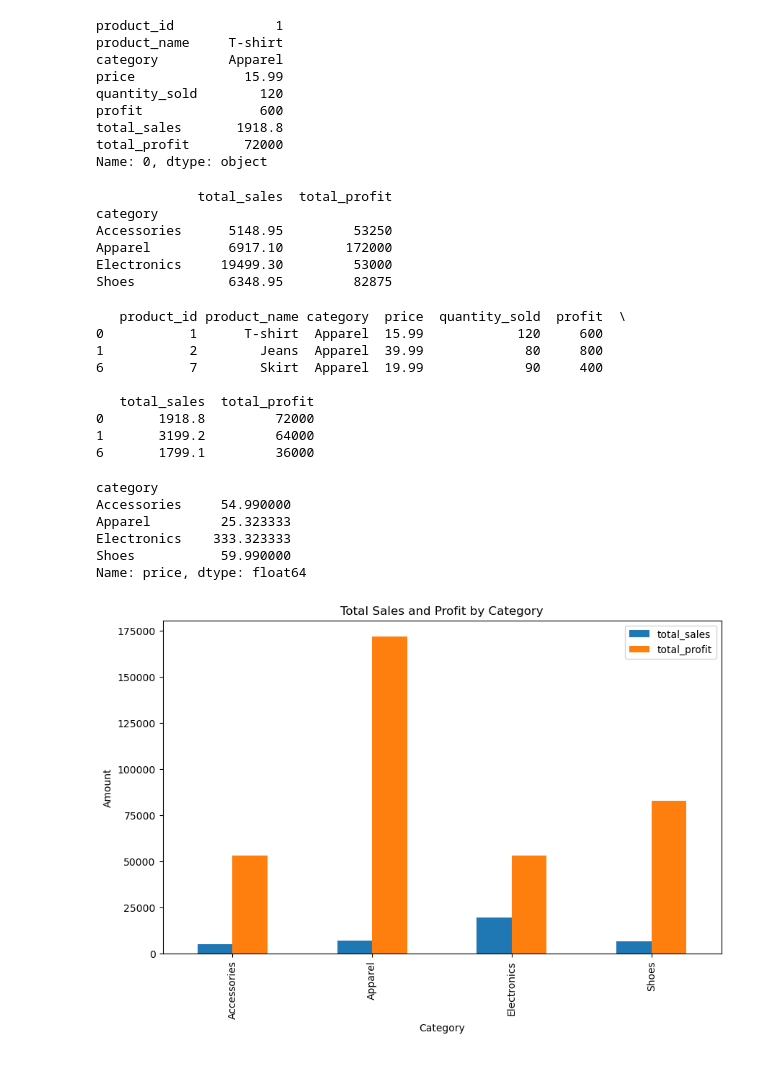
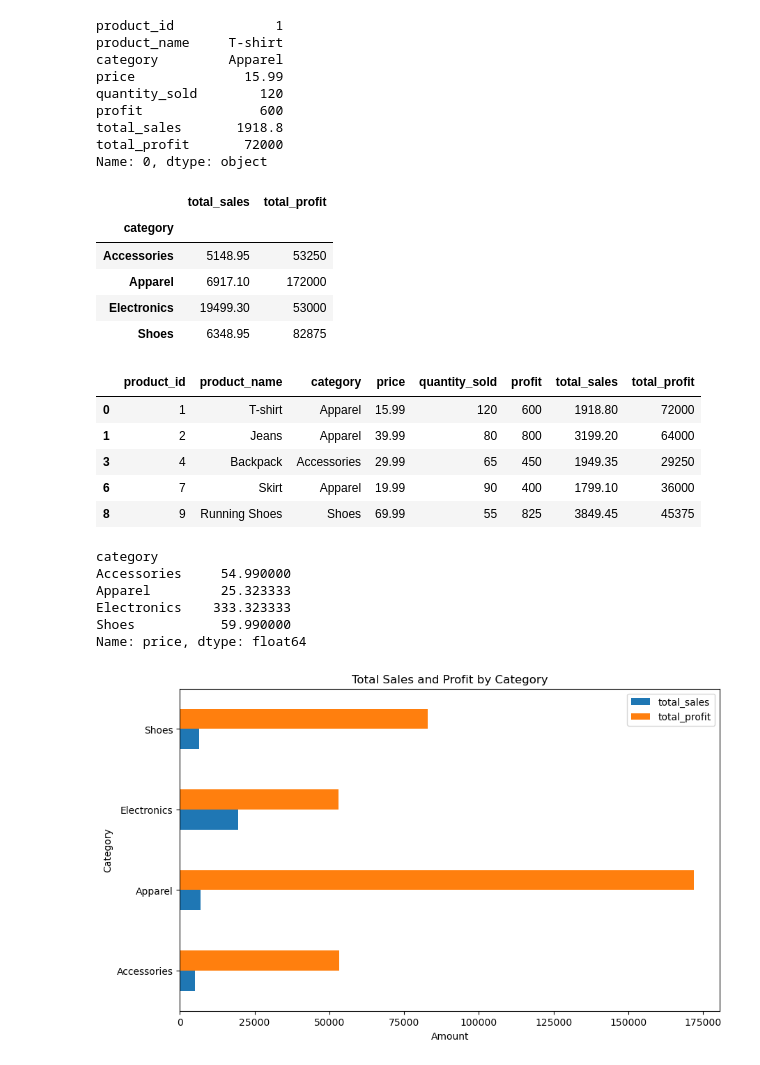
Before and after one commit to kelvinokumu/basics_of_data, a Jupyter notebook: sales/sales_data.ipynb, the cells around one changed output. Saved outputs shown, nothing was run; the diff lists cells and outputs as text; code cells hidden in the pictures.

Commit message:
added plots

```diff
--- a/sales/sales_data.ipynb
+++ b/sales/sales_data.ipynb
@@ -54,28 +67,25 @@ Name: 0, dtype: object
 # %%
 # Group data by category and calculate total sales and profit for each category
 category_grouped = data.groupby('category').agg({'total_sales': 'sum', 'total_profit': 'sum'})
-print(category_grouped)
+category_grouped
 # %% [output]
-             total_sales  total_profit
-category
-Accessories      5148.95         53250
-Apparel          6917.10        172000
-Electronics     19499.30         53000
-Shoes            6348.95         82875
+|  | total_sales | total_profit |
+| category |  |  |
+| Accessories | 5148.95 | 53250 |
+| Apparel | 6917.10 | 172000 |
+| Electronics | 19499.30 | 53000 |
+| Shoes | 6348.95 | 82875 |
 # %%
 # Filter products with sales quantity above a certain threshold
-high_sales_products = data[data['quantity_sold'] > 70]
-print(high_sales_products)
+high_sales_products = data[data['quantity_sold'] > 50]
+high_sales_products
 # %% [output]
-   product_id product_name category  price  quantity_sold  profit  \
-0           1      T-shirt  Apparel  15.99            120     600
-1           2        Jeans  Apparel  39.99             80     800
-6           7        Skirt  Apparel  19.99             90     400
-
-   total_sales  total_profit
-0       1918.8         72000
-1       3199.2         64000
-6       1799.1         36000
+|  | product_id | product_name | category | price | quantity_sold | profit | total_sales | total_profit |
+| 0 | 1 | T-shirt | Apparel | 15.99 | 120 | 600 | 1918.80 | 72000 |
+| 1 | 2 | Jeans | Apparel | 39.99 | 80 | 800 | 3199.20 | 64000 |
+| 3 | 4 | Backpack | Accessories | 29.99 | 65 | 450 | 1949.35 | 29250 |
+| 6 | 7 | Skirt | Apparel | 19.99 | 90 | 400 | 1799.10 | 36000 |
+| 8 | 9 | Running Shoes | Shoes | 69.99 | 55 | 825 | 3849.45 | 45375 |
 # %%
 # Calculate average price for each category
 avg_price_by_category = data.groupby('category')['price'].mean()
@@ -88,10 +98,10 @@ Electronics    333.323333
 Shoes           59.990000
 Name: price, dtype: float64
 # %%
-category_grouped.plot(kind='bar', y=['total_sales', 'total_profit'], figsize=(10, 6))
+category_grouped.plot(kind='barh', y=['total_sales', 'total_profit'], figsize=(10, 6))
 plt.title("Total Sales and Profit by Category")
-plt.xlabel("Category")
-plt.ylabel("Amount")
+plt.ylabel("Category")
+plt.xlabel("Amount")
 plt.show()
 # %% [output]
-[figure, old version]
+[figure, new version]
```
Also changed, not shown: parts of 4 cells of this notebook, 4 other files.
